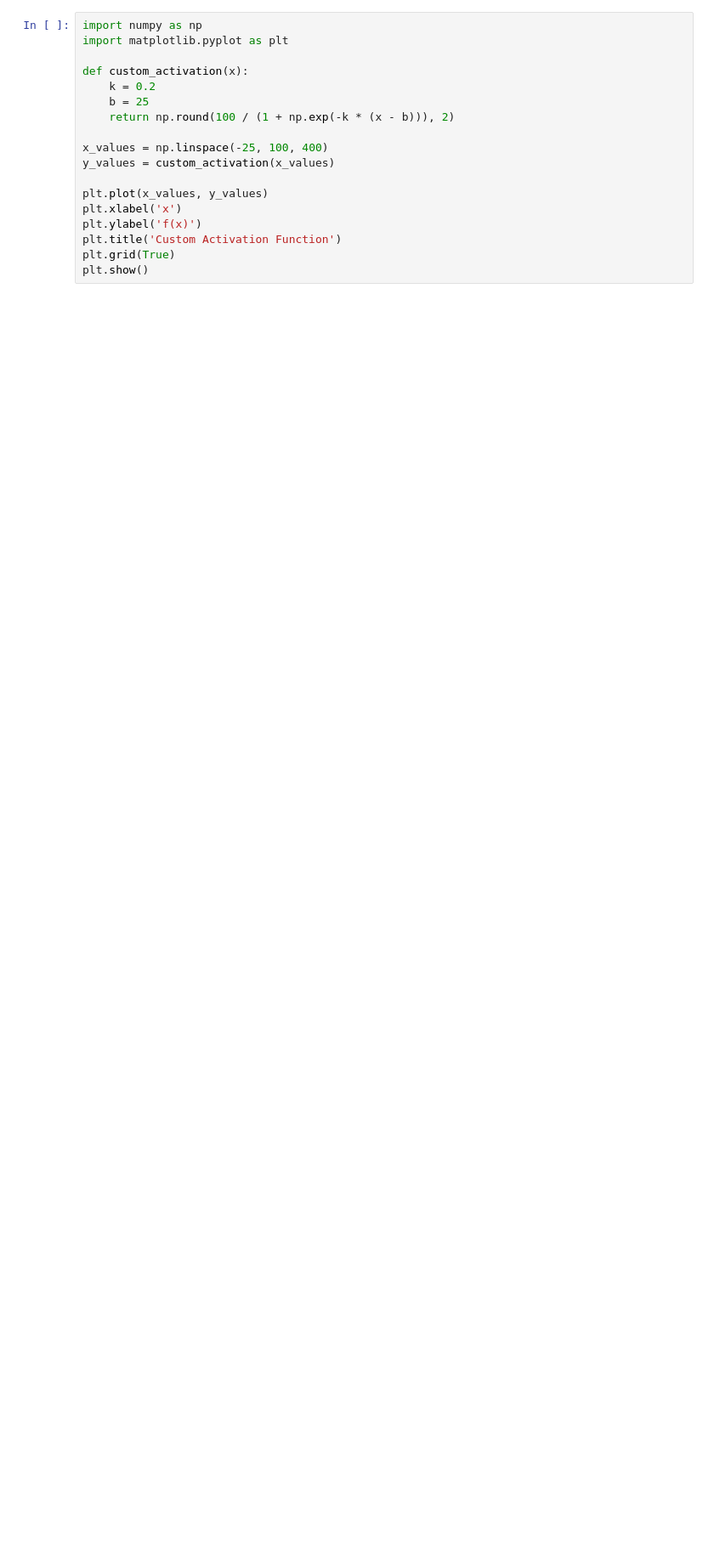
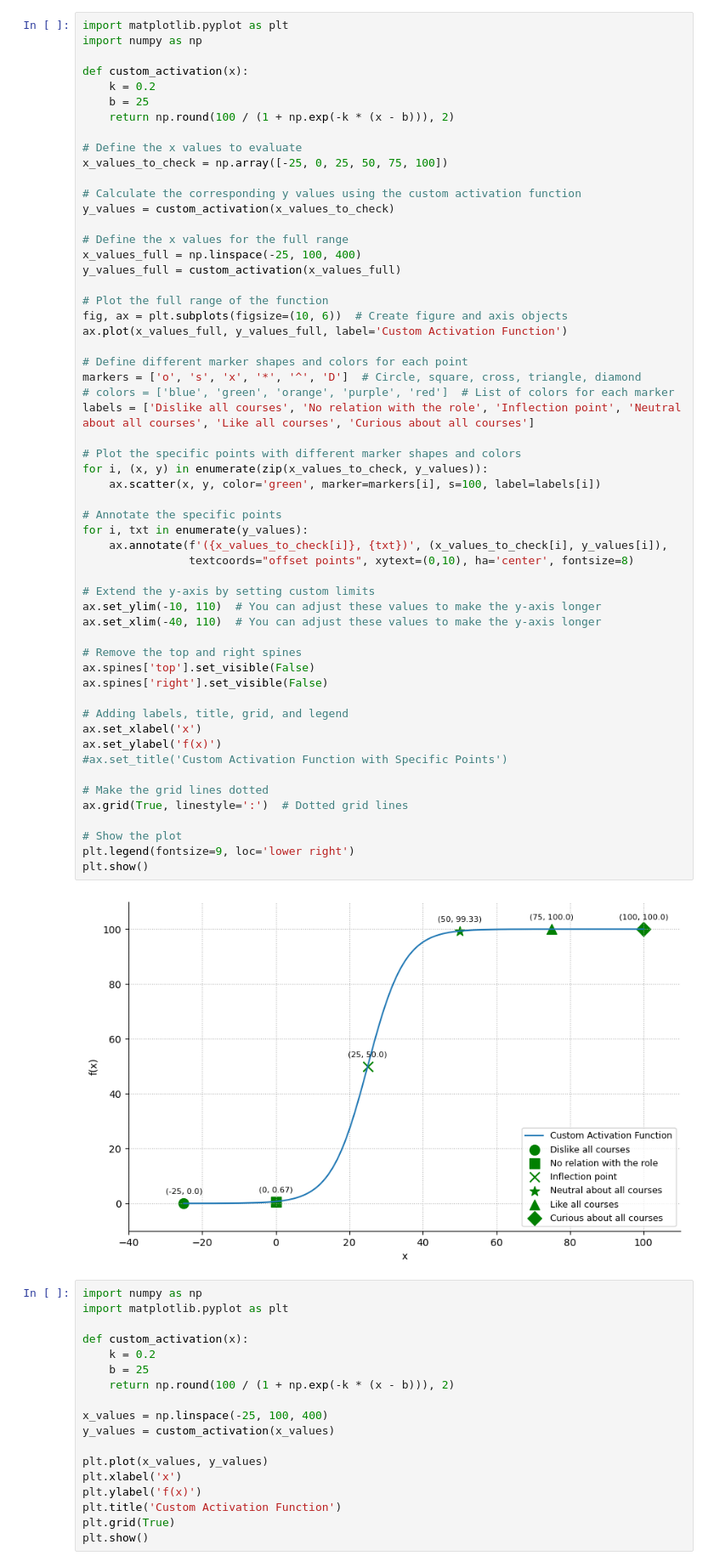
Before and after one commit to yasinhorasanli/XCRS, a Jupyter notebook: backend/src/thesis_graphs.ipynb, the cells around one changed output. Shown at 85% size. Drawn from its saved outputs; the diff is of its cells as text; blank space fills up the shorter version.

```diff
--- a/backend/src/thesis_graphs.ipynb
+++ b/backend/src/thesis_graphs.ipynb
@@ -40,3 +86,61 @@ plt.show()
+# %%
+import matplotlib.pyplot as plt
+import numpy as np
+
+def custom_activation(x):
+    k = 0.2
+    b = 25
+    return np.round(100 / (1 + np.exp(-k * (x - b))), 2)
+
+# Define the x values to evaluate
+x_values_to_check = np.array([-25, 0, 25, 50, 75, 100])
+
+# Calculate the corresponding y values using the custom activation function
+y_values = custom_activation(x_values_to_check)
+
+# Define the x values for the full range
+x_values_full = np.linspace(-25, 100, 400)
+y_values_full = custom_activation(x_values_full)
+
+# Plot the full range of the function
+fig, ax = plt.subplots(figsize=(10, 6))  # Create figure and axis objects
+ax.plot(x_values_full, y_values_full, label='Custom Activation Function')
+
+# Define different marker shapes and colors for each point
+markers = ['o', 's', 'x', '*', '^', 'D']  # Circle, square, cross, triangle, diamond
+# colors = ['blue', 'green', 'orange', 'purple', 'red']  # List of colors for each marker
+labels = ['Dislike all courses', 'No relation with the role', 'Inflection point', 'Neutral about all courses', 'Like all courses', 'Curious about all courses']
+
+# Plot the specific points with different marker shapes and colors
+for i, (x, y) in enumerate(zip(x_values_to_check, y_values)):
+    ax.scatter(x, y, color='green', marker=markers[i], s=100, label=labels[i])
+
+# Annotate the specific points
+for i, txt in enumerate(y_values):
+    ax.annotate(f'({x_values_to_check[i]}, {txt})', (x_values_to_check[i], y_values[i]),
+                textcoords="offset points", xytext=(0,10), ha='center', fontsize=8)
+
+# Extend the y-axis by setting custom limits
+ax.set_ylim(-10, 110)  # You can adjust these values to make the y-axis longer
+ax.set_xlim(-40, 110)  # You can adjust these values to make the y-axis longer
+
+# Remove the top and right spines
+ax.spines['top'].set_visible(False)
+ax.spines['right'].set_visible(False)
+
+# Adding labels, title, grid, and legend
+ax.set_xlabel('x')
+ax.set_ylabel('f(x)')
+#ax.set_title('Custom Activation Function with Specific Points')
+
+# Make the grid lines dotted
+ax.grid(True, linestyle=':')  # Dotted grid lines
+
+# Show the plot
+plt.legend(fontsize=9, loc='lower right')
+plt.show()
+# %% [output]
+[figure, added]
 # %%
 import numpy as np
 import matplotlib.pyplot as plt
```
Also changed, not shown: parts of 3 cells of this notebook, 1 other file.
